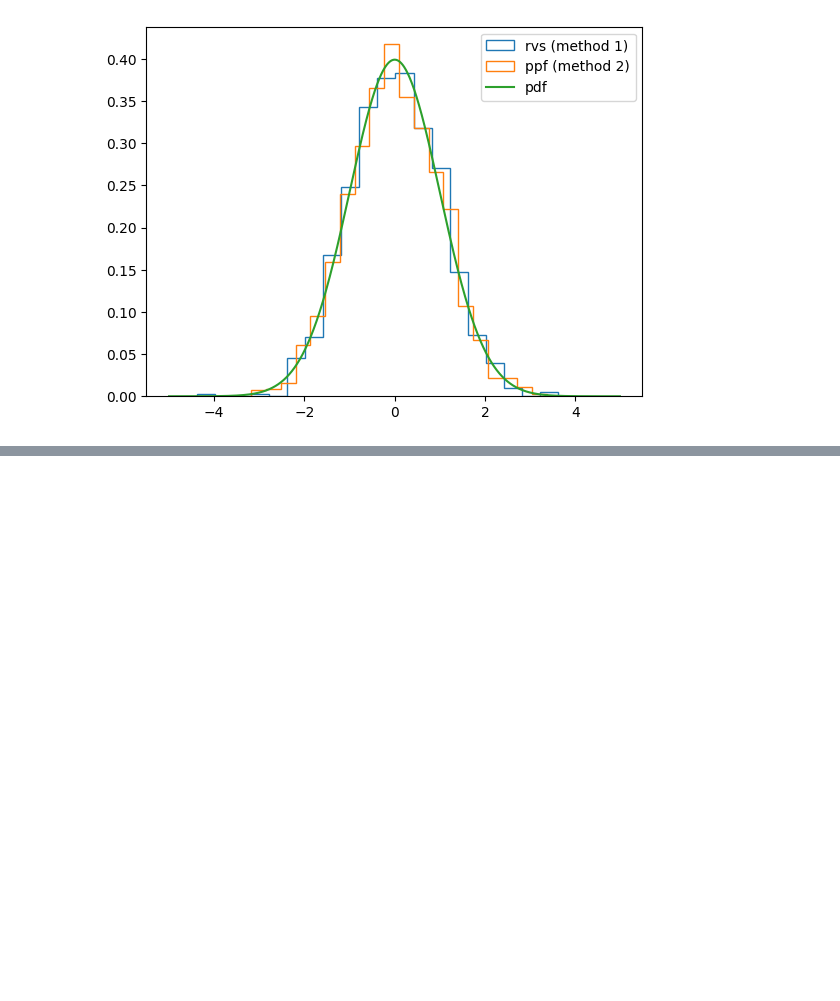
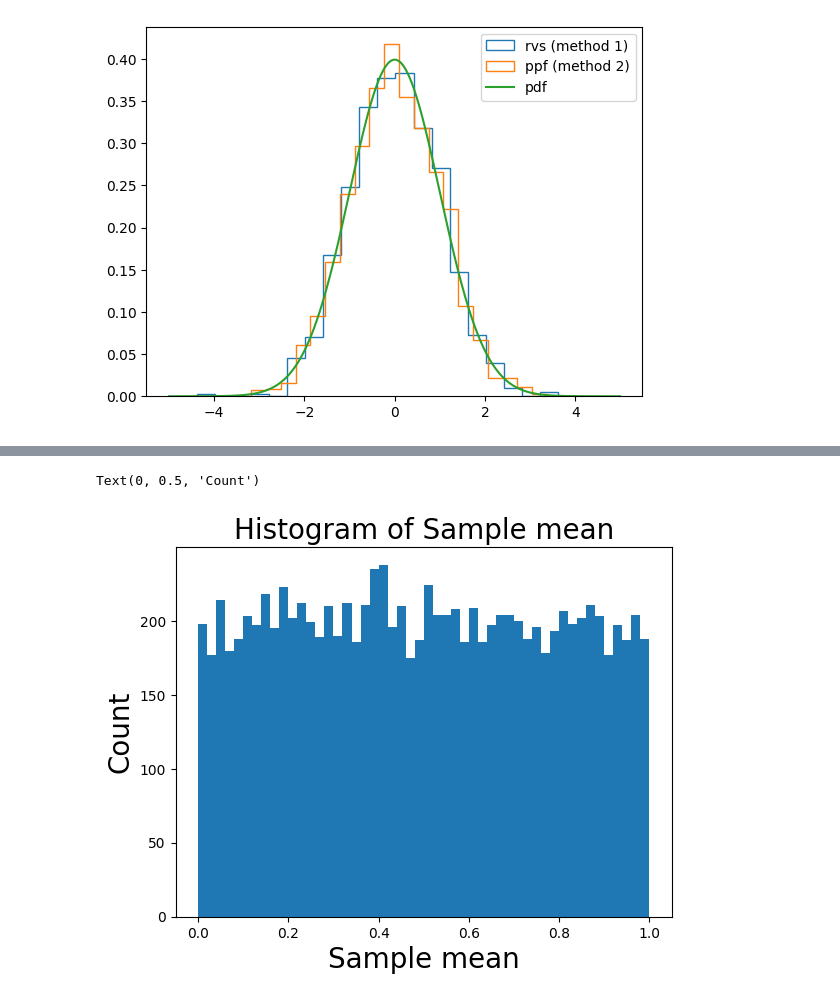
Before and after one commit to noctildon/noctildon.github.io, a Jupyter notebook: programming/DS_ambassador/codes/desc_stats.ipynb, the cells around one changed output, grey strips where cells are left out. Drawn from its saved outputs; the diff is of its cells as text; code cells hidden in the pictures; blank space fills up the shorter version.

```diff
--- a/programming/DS_ambassador/codes/desc_stats.ipynb
+++ b/programming/DS_ambassador/codes/desc_stats.ipynb
@@ -197,0 +249,23 @@ first 20 elements in norm.rvs
+# %%
+# set a large number
+population_size = 1000000
+population = np.rand(1000000)
+
+
+number_of_samples = 10000
+sample_means = np.rand(number_of_samples)
+sample_size = 1 # the size "n", play around this number
+
+c = np.rand(number_of_samples)
+for i in range(0, number_of_samples):
+    c = np.randint(1, population_size, sample_size)
+    sample_means[i] = population[c].mean()
+
+
+plt.hist(sample_means, bins=50)
+plt.title('Histogram of Sample mean', fontsize=20)
+plt.xlabel('Sample mean', fontsize=20)
+plt.ylabel('Count', fontsize=20)
+# %% [output]
+Text(0, 0.5, 'Count')
+[figure, added]
```
Also changed, not shown: parts of 18 cells of this notebook, 2 other files.
